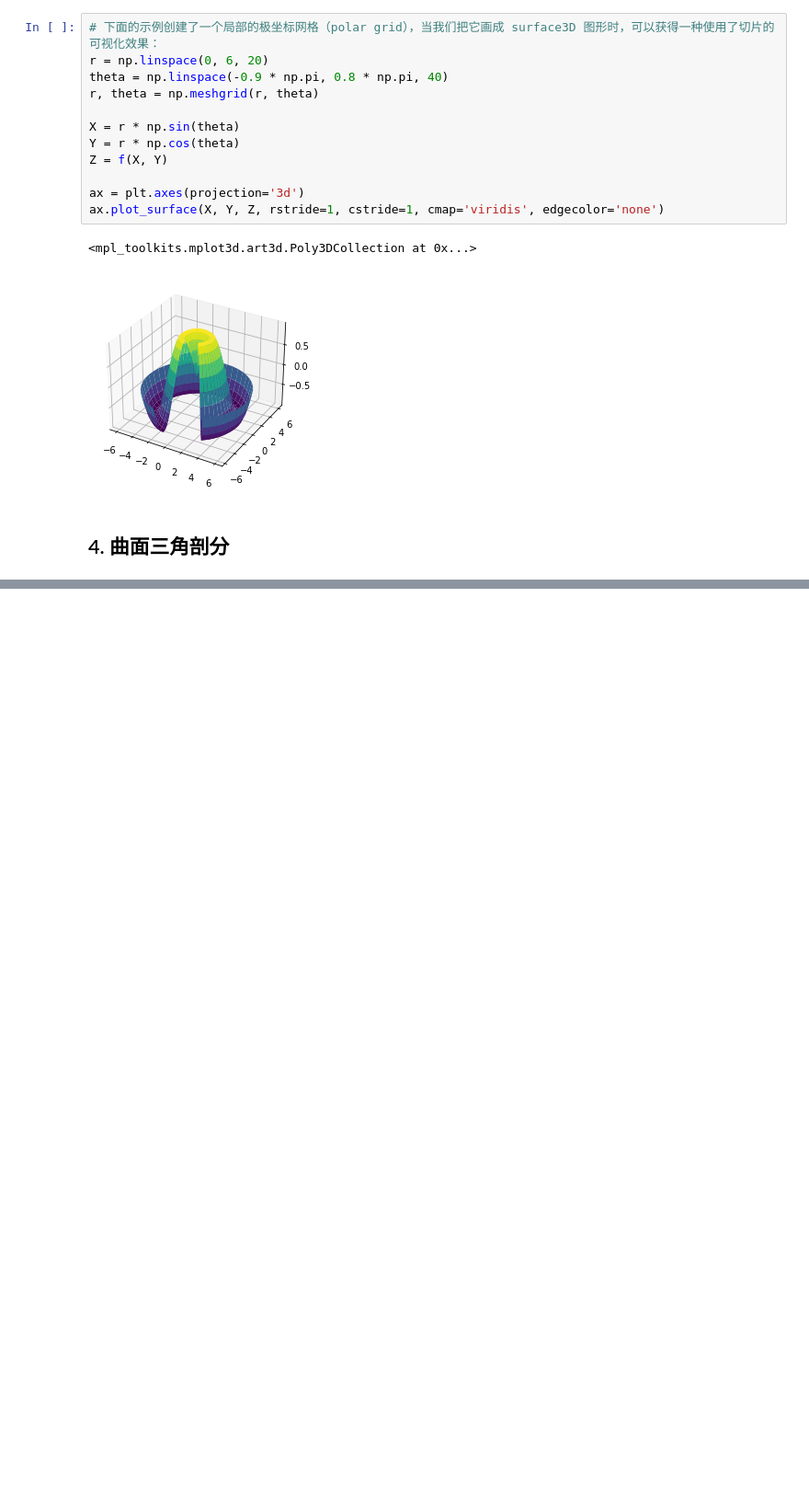
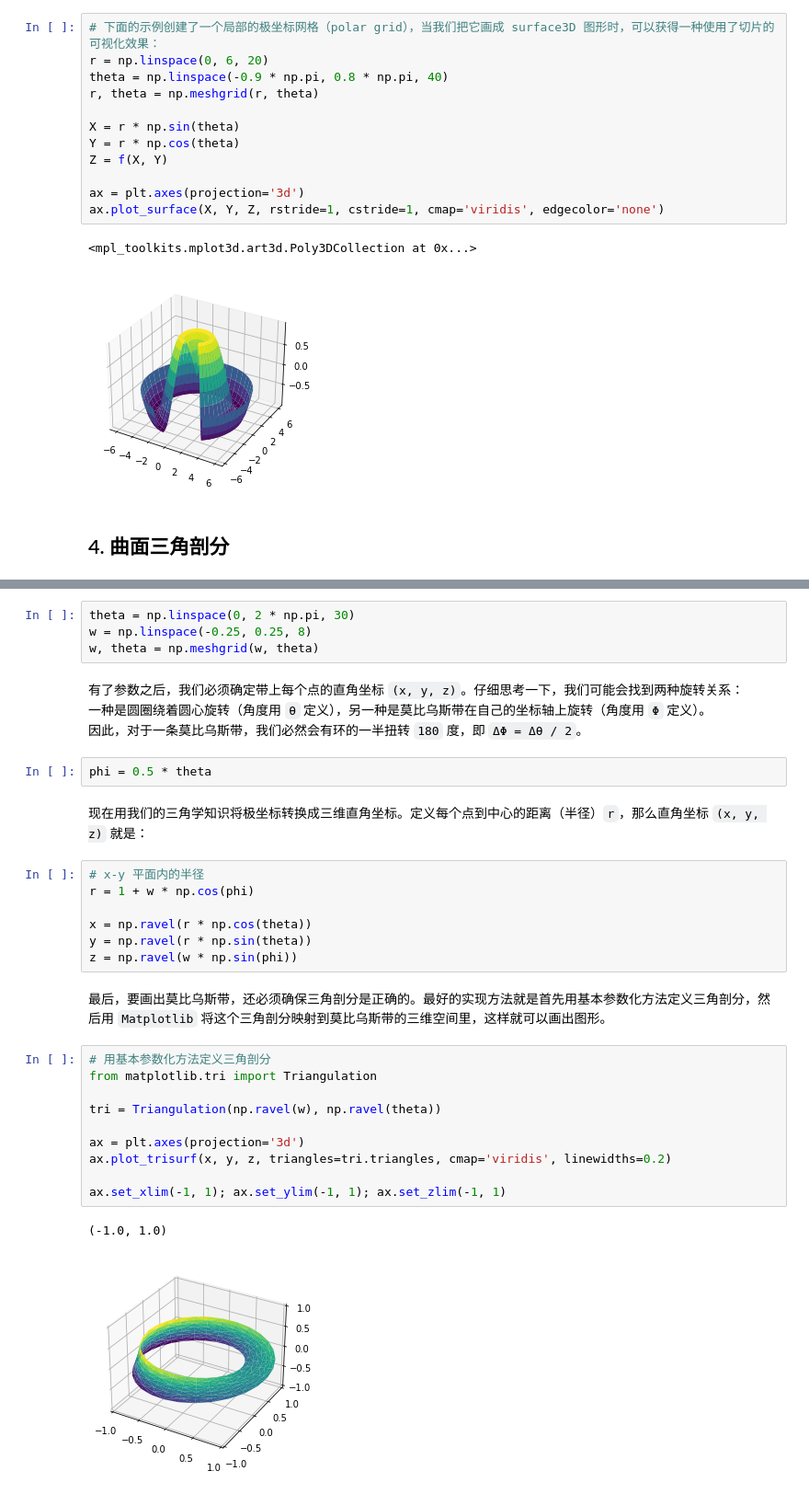
Before and after one commit to michaelbrucelin/HelloLanguage, a Jupyter notebook: Jupyter/Python/Book/Python数据科学手册/03-Matplotlib数据可视化/14-用Matplotlib画三维图.ipynb, the cells around one changed output, grey strips where cells are left out. Shown at 92% size. Drawn from its saved outputs; the diff is of its cells as text; blank space fills up the shorter version.

```diff
--- a/Jupyter/Python/Book/Python数据科学手册/03-Matplotlib数据可视化/14-用Matplotlib画三维图.ipynb
+++ b/Jupyter/Python/Book/Python数据科学手册/03-Matplotlib数据可视化/14-用Matplotlib画三维图.ipynb
@@ -122,0 +157,34 @@ ax.plot_surface(X, Y, Z, rstride=1, cstride=1, cmap='viridis', edgecolor='none')
+# %%
+theta = np.linspace(0, 2 * np.pi, 30)
+w = np.linspace(-0.25, 0.25, 8)
+w, theta = np.meshgrid(w, theta)
+# %% [markdown]
+有了参数之后，我们必须确定带上每个点的直角坐标 `(x, y, z)`。仔细思考一下，我们可能会找到两种旋转关系：
+一种是圆圈绕着圆心旋转（角度用 `θ` 定义），另一种是莫比乌斯带在自己的坐标轴上旋转（角度用 `Φ` 定义）。
+因此，对于一条莫比乌斯带，我们必然会有环的一半扭转 `180` 度，即 `ΔΦ = Δθ / 2`。
+# %%
+phi = 0.5 * theta
+# %% [markdown]
+现在用我们的三角学知识将极坐标转换成三维直角坐标。定义每个点到中心的距离（半径）`r`，那么直角坐标 `(x, y, z)` 就是：
+# %%
+# x-y 平面内的半径
+r = 1 + w * np.cos(phi)
+
+x = np.ravel(r * np.cos(theta))
+y = np.ravel(r * np.sin(theta))
+z = np.ravel(w * np.sin(phi))
+# %% [markdown]
+最后，要画出莫比乌斯带，还必须确保三角剖分是正确的。最好的实现方法就是首先用基本参数化方法定义三角剖分，然后用 `Matplotlib` 将这个三角剖分映射到莫比乌斯带的三维空间里，这样就可以画出图形。
+# %%
+# 用基本参数化方法定义三角剖分
+from matplotlib.tri import Triangulation
+
+tri = Triangulation(np.ravel(w), np.ravel(theta))
+
+ax = plt.axes(projection='3d')
+ax.plot_trisurf(x, y, z, triangles=tri.triangles, cmap='viridis', linewidths=0.2)
+
+ax.set_xlim(-1, 1); ax.set_ylim(-1, 1); ax.set_zlim(-1, 1)
+# %% [output]
+(-1.0, 1.0)
+[figure, added]
```
Also changed, not shown: parts of 10 cells of this notebook, 3 other files.
